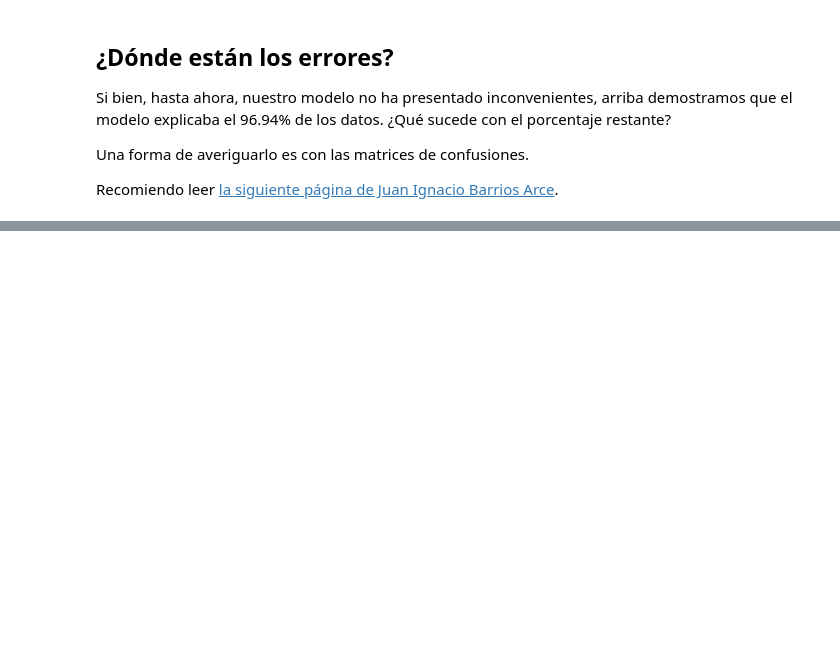
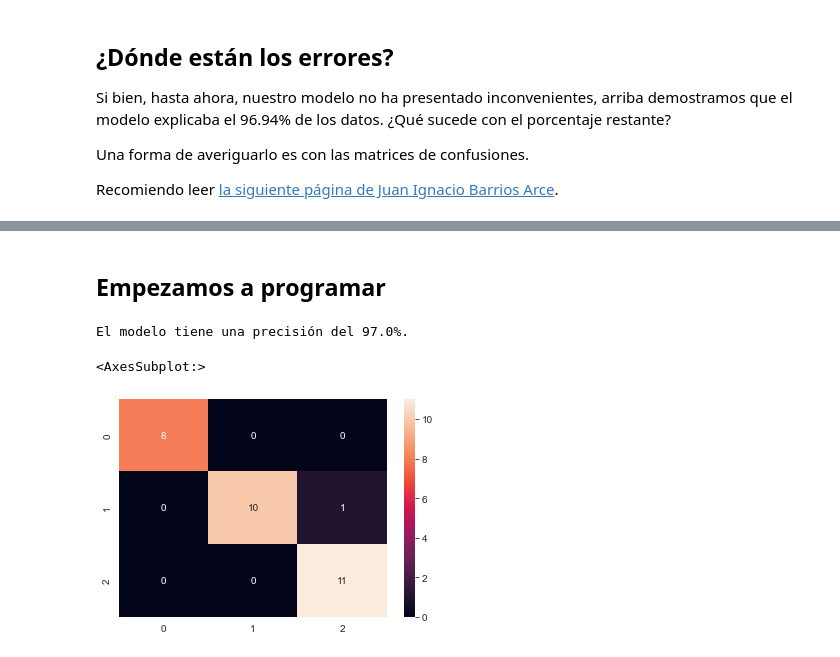
Before and after one commit to adinamarca/notebooks, a Jupyter notebook: PY/ML/3_regresion_logistica/notebook.ipynb, the cells around one changed output, grey strips where cells are left out. Drawn from its saved outputs; the diff is of its cells as text; code cells hidden in the pictures; blank space fills up the shorter version.

```diff
--- a/PY/ML/3_regresion_logistica/notebook.ipynb
+++ b/PY/ML/3_regresion_logistica/notebook.ipynb
@@ -1281,0 +1424,27 @@ Usando las cuatro variables anteriores categorizaremos en las siguientes categor
+# %% [markdown]
+## Empezamos a programar
+# %%
+# Separamos la data en dos conjuntos, de entrenamiento (80%) y de prueba (20%)
+X_entrenamiento, X_prueba, Y_entrenamiento, Y_prueba = train_test_split(iris.data, iris.target, test_size=0.2)
+
+# Asignamos el modelo
+modelo = LogisticRegression()
+
+# Ajustamos los parámetros
+modelo = modelo.fit(X_entrenamiento, Y_entrenamiento)
+
+# Vemos la precisión del modelo
+print("El modelo tiene una precisión del {}%.".format(round(modelo.score(X_prueba, Y_prueba), 2)*100))
+
+# Predecimos en base al conjunto de prueba de entrada
+Y_predecidos = modelo.predict(X_prueba)
+
+# Definimos la matriz de confusión para ver los errores
+cm = confusion_matrix(Y_prueba, Y_predecidos)
+
+# Graficamos la matriz de confusión
+sns.heatmap(cm, annot=True)
+# %% [output]
+El modelo tiene una precisión del 97.0%.
+<AxesSubplot:>
+[figure, added]
```
Also changed, not shown: parts of 21 cells of this notebook, 1 other file.
